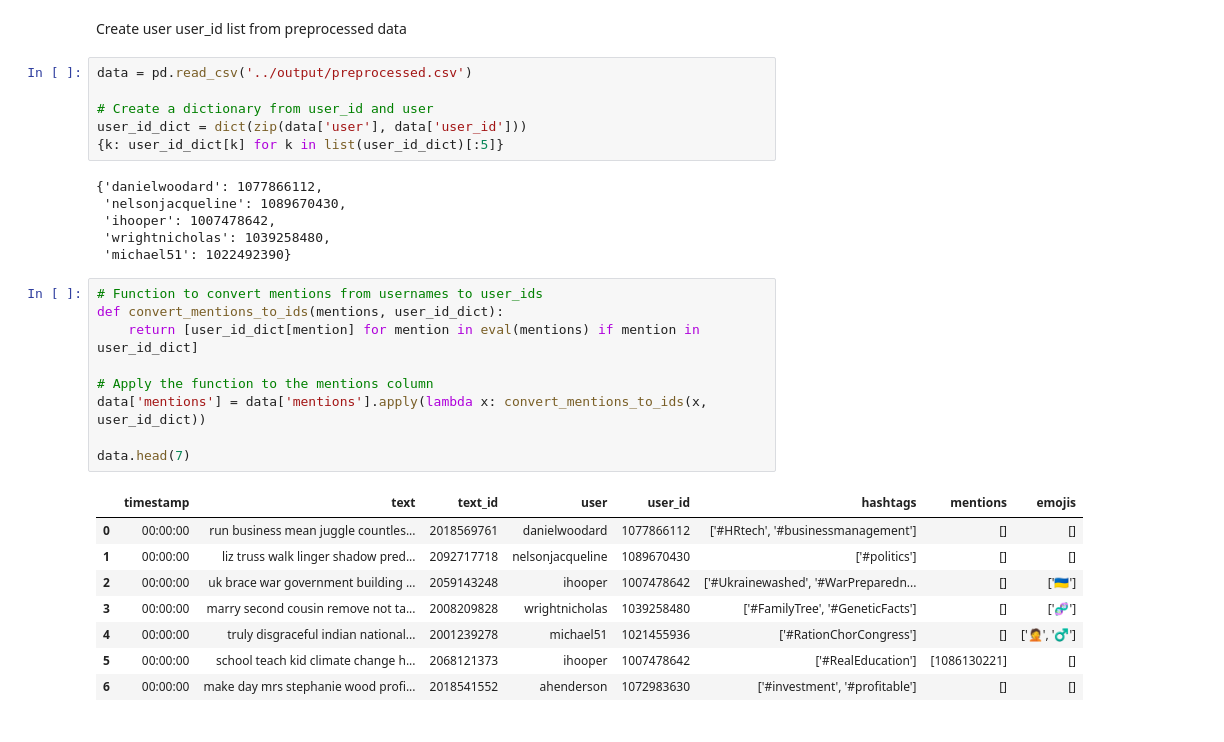
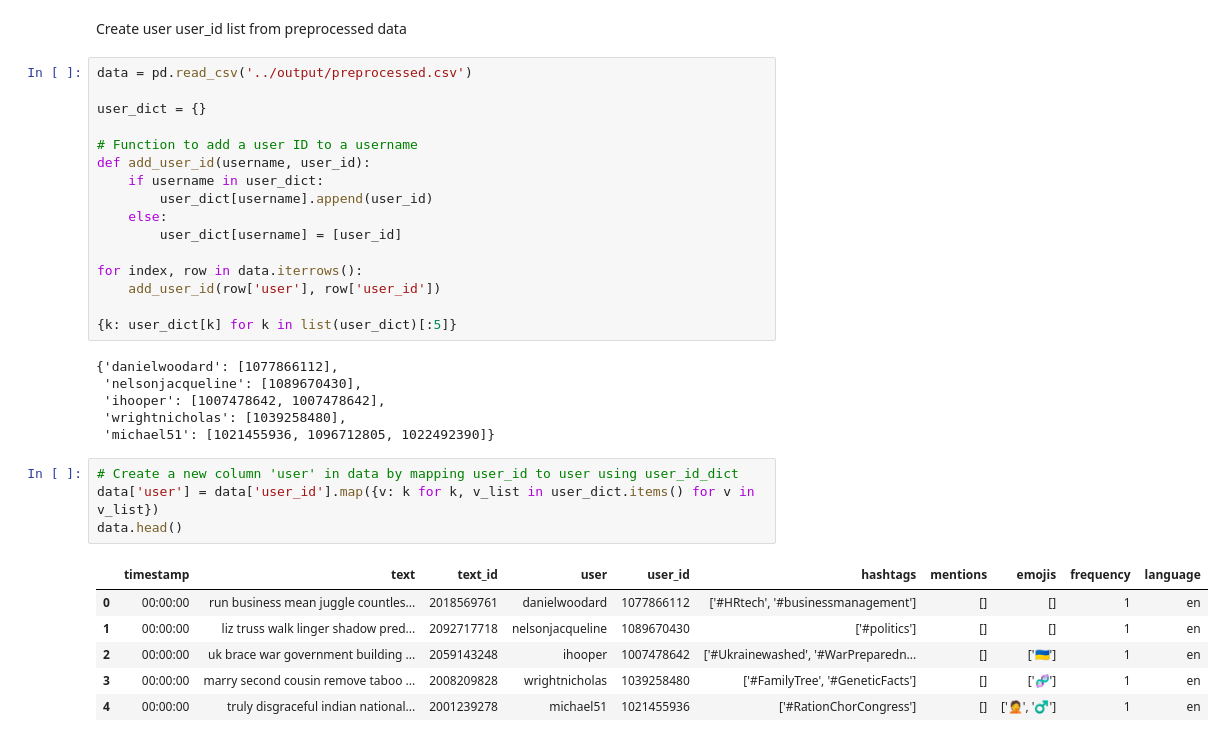
Before and after one commit to IronL442/UL-Case-Study-V2, a Jupyter notebook: analysis/network.ipynb, the cells around one changed output. Cells and saved outputs as stored; diff of their text form.

```diff
--- a/analysis/network.ipynb
+++ b/analysis/network.ipynb
@@ -6,33 +6,36 @@ import pandas as pd
 import matplotlib.pyplot as plt
 # %% [markdown]
 Create user user_id list from preprocessed data
-# %%
-data = pd.read_csv('../output/preprocessed.csv')
-
-# Create a dictionary from user_id and user
-user_id_dict = dict(zip(data['user'], data['user_id']))
-{k: user_id_dict[k] for k in list(user_id_dict)[:5]}
-# %% [output]
-{'danielwoodard': 1077866112,
- 'nelsonjacqueline': 1089670430,
- 'ihooper': 1007478642,
- 'wrightnicholas': 1039258480,
- 'michael51': 1022492390}
-# %%
-# Function to convert mentions from usernames to user_ids
-def convert_mentions_to_ids(mentions, user_id_dict):
-    return [user_id_dict[mention] for mention in eval(mentions) if mention in user_id_dict]
-
-# Apply the function to the mentions column
-data['mentions'] = data['mentions'].apply(lambda x: convert_mentions_to_ids(x, user_id_dict))
-
-data.head(7)
-# %% [output]
-|  | timestamp | text | text_id | user | user_id | hashtags | mentions | emojis |
-| 0 | 00:00:00 | run business mean juggle countles... | 2018569761 | danielwoodard | 1077866112 | ['#HRtech', '#businessmanagement'] | [] | [] |
-| 1 | 00:00:00 | liz truss walk linger shadow pred... | 2092717718 | nelsonjacqueline | 1089670430 | ['#politics'] | [] | [] |
-| 2 | 00:00:00 | uk brace war government building ... | 2059143248 | ihooper | 1007478642 | ['#Ukrainewashed', '#WarPreparedn... | [] | ['🇺🇦'] |
-| 3 | 00:00:00 | marry second cousin remove not ta... | 2008209828 | wrightnicholas | 1039258480 | ['#FamilyTree', '#GeneticFacts'] | [] | ['🧬'] |
-| 4 | 00:00:00 | truly disgraceful indian national... | 2001239278 | michael51 | 1021455936 | ['#RationChorCongress'] | [] | ['🤦', '♂'] |
-| 5 | 00:00:00 | school teach kid climate change h... | 2068121373 | ihooper | 1007478642 | ['#RealEducation'] | [1086130221] | [] |
-| 6 | 00:00:00 | make day mrs stephanie wood profi... | 2018541552 | ahenderson | 1072983630 | ['#investment', '#profitable'] | [] | [] |
+# %%
+data = pd.read_csv('../output/preprocessed.csv')
+
+user_dict = {}
+
+# Function to add a user ID to a username
+def add_user_id(username, user_id):
+    if username in user_dict:
+        user_dict[username].append(user_id)
+    else:
+        user_dict[username] = [user_id]
+
+for index, row in data.iterrows():
+    add_user_id(row['user'], row['user_id'])
+
+{k: user_dict[k] for k in list(user_dict)[:5]}
+# %% [output]
+{'danielwoodard': [1077866112],
+ 'nelsonjacqueline': [1089670430],
+ 'ihooper': [1007478642, 1007478642],
+ 'wrightnicholas': [1039258480],
+ 'michael51': [1021455936, 1096712805, 1022492390]}
+# %%
+# Create a new column 'user' in data by mapping user_id to user using user_id_dict
+data['user'] = data['user_id'].map({v: k for k, v_list in user_dict.items() for v in v_list})
+data.head()
+# %% [output]
+|  | timestamp | text | text_id | user | user_id | hashtags | mentions | emojis | frequency | language |
+| 0 | 00:00:00 | run business mean juggle countles... | 2018569761 | danielwoodard | 1077866112 | ['#HRtech', '#businessmanagement'] | [] | [] | 1 | en |
+| 1 | 00:00:00 | liz truss walk linger shadow pred... | 2092717718 | nelsonjacqueline | 1089670430 | ['#politics'] | [] | [] | 1 | en |
+| 2 | 00:00:00 | uk brace war government building ... | 2059143248 | ihooper | 1007478642 | ['#Ukrainewashed', '#WarPreparedn... | [] | ['🇺🇦'] | 1 | en |
+| 3 | 00:00:00 | marry second cousin remove taboo ... | 2008209828 | wrightnicholas | 1039258480 | ['#FamilyTree', '#GeneticFacts'] | [] | ['🧬'] | 1 | en |
+| 4 | 00:00:00 | truly disgraceful indian national... | 2001239278 | michael51 | 1021455936 | ['#RationChorCongress'] | [] | ['🤦', '♂'] | 1 | en |
```
Also changed, not shown: parts of 9 cells of this notebook, 1 other file.
